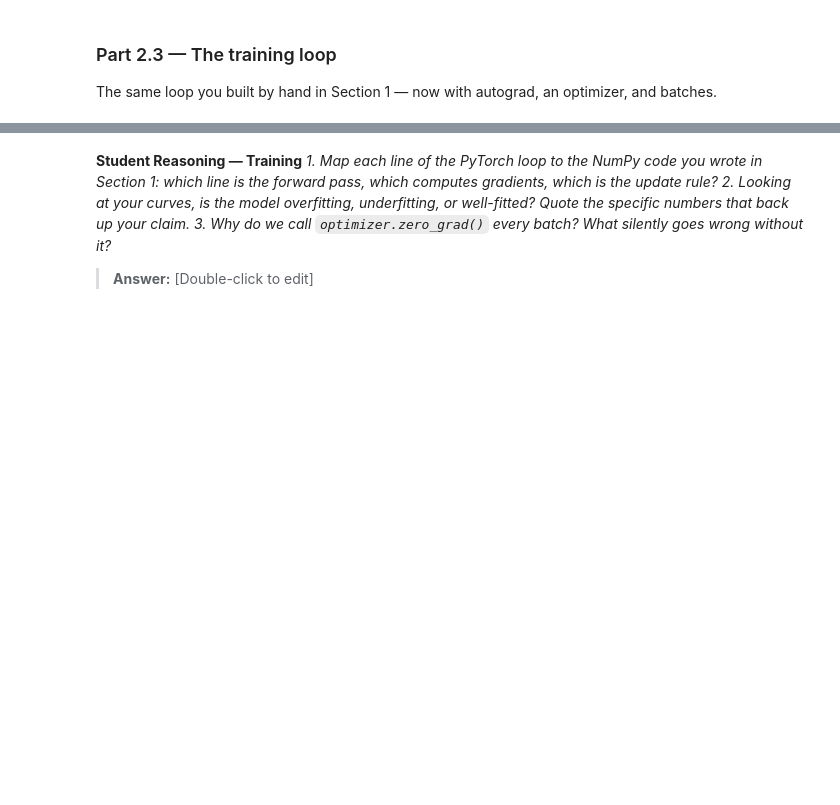
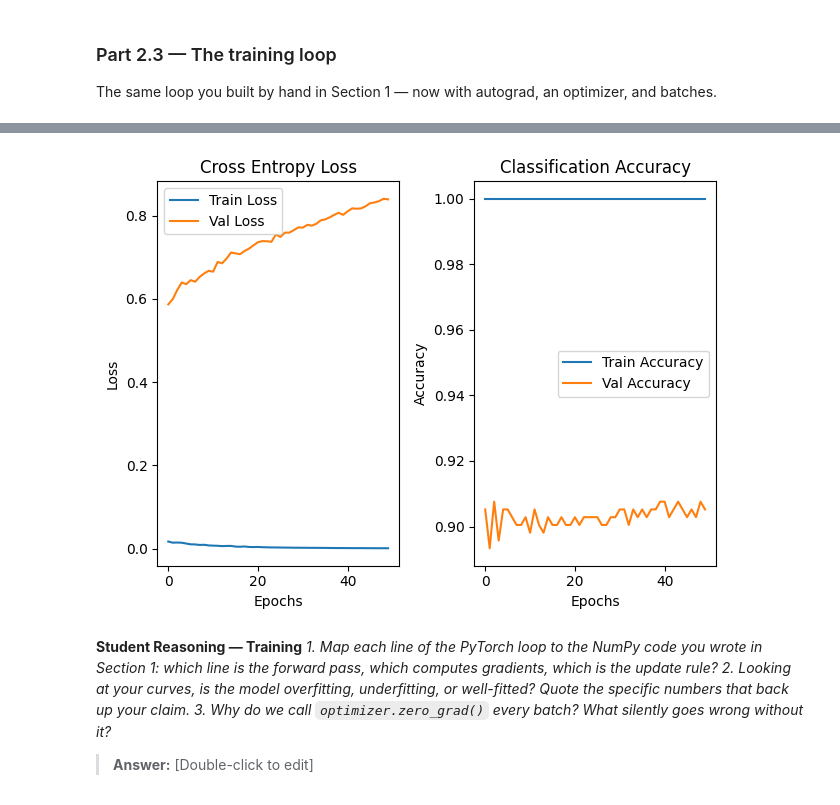
Before and after one commit to avatarmongacancode34/lab-3, a Jupyter notebook: Lab_3.ipynb, the cells around one changed output, grey strips where cells are left out. Saved outputs shown, nothing was run; the diff lists cells and outputs as text; code cells hidden in the pictures; blank space fills up the shorter version.

Commit message:
added 2.3 graphs

```diff
--- a/Lab_3.ipynb
+++ b/Lab_3.ipynb
@@ -618,4 +618,23 @@ for epoch in range(1, num_epochs + 1):
 #   torch.save(model.state_dict(), "ffn_best.pt")
 
 # TODO: Plot loss curves (train + val) and accuracy curves (train + val), with legends.
+
+plt.subplot(1, 2, 1)
+plt.plot(history['train_loss'], label='Train Loss')
+plt.plot(history['val_loss'], label='Val Loss')
+plt.title('Cross Entropy Loss')
+plt.xlabel('Epochs')
+plt.ylabel('Loss')
+plt.legend()
+
+plt.subplot(1, 2, 2)
+plt.plot(history['train_acc'], label='Train Accuracy')
+plt.plot(history['val_acc'], label='Val Accuracy')
+plt.title('Classification Accuracy')
+plt.xlabel('Epochs')
+plt.ylabel('Accuracy')
+plt.legend()
+
+plt.tight_layout()
+plt.show()
 # %% [output]
@@ -642,3 +658,4 @@ Epoch 20/50 | Train Loss: 0.1313 - Train Acc: 0.9787 | Val Loss: 0.4721 - Val Ac
+[figure, added]
 # %% [markdown]
 **Student Reasoning — Training**
 *1. Map each line of the PyTorch loop to the NumPy code you wrote in Section 1: which line is
```
Also changed, not shown: parts of 2 cells of this notebook, 1 other file.
